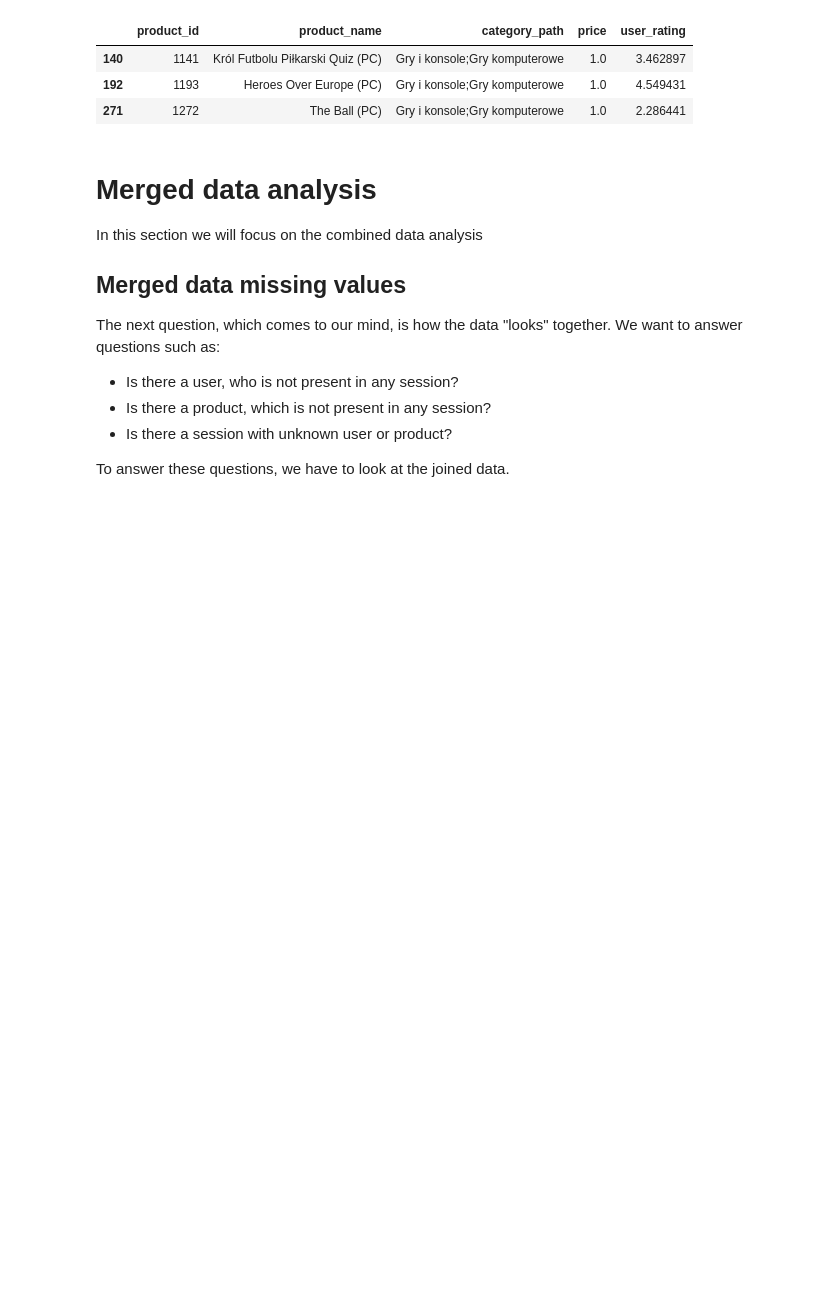
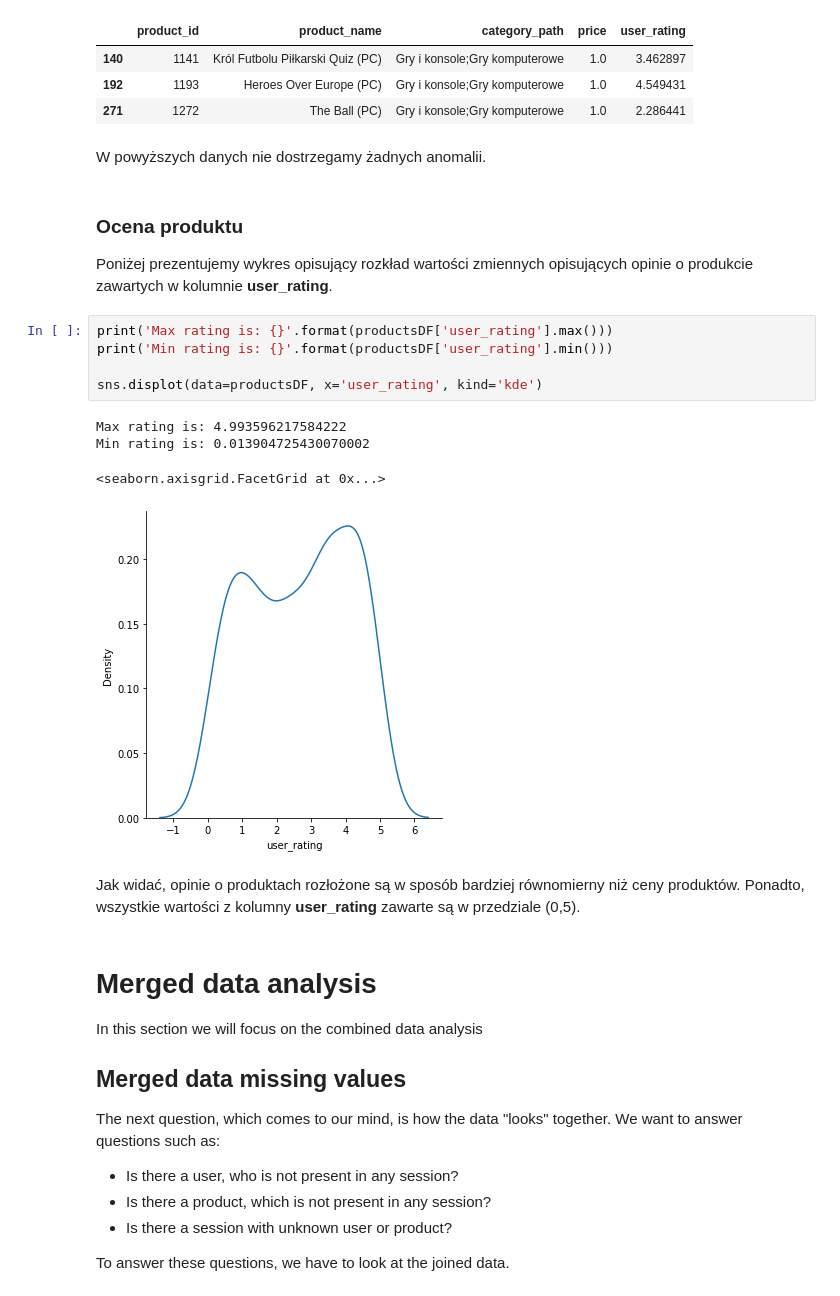
Before and after one commit to SwirtaB/IUM_Recommendation-system, a Jupyter notebook: notebooks/data_analysis.ipynb, the cells around one changed output. Cells and saved outputs as stored; diff of their text form; blank space fills up the shorter version.

```diff
--- a/notebooks/data_analysis.ipynb
+++ b/notebooks/data_analysis.ipynb
@@ -261,6 +307,24 @@ productsDF.loc[productsDF["price"] == productsDF["price"].min()]
 | 140 | 1141 | Król Futbolu Piłkarski Quiz (PC) | Gry i konsole;Gry komputerowe | 1.0 | 3.462897 |
 | 192 | 1193 | Heroes Over Europe (PC) | Gry i konsole;Gry komputerowe | 1.0 | 4.549431 |
 | 271 | 1272 | The Ball (PC) | Gry i konsole;Gry komputerowe | 1.0 | 2.286441 |
+# %% [markdown]
+W powyższych danych nie dostrzegamy żadnych anomalii.
+# %% [markdown]
+### Ocena produktu
+
+Poniżej prezentujemy wykres opisujący rozkład wartości zmiennych opisujących opinie o produkcie zawartych w kolumnie **user_rating**.
+# %%
+print('Max rating is: {}'.format(productsDF['user_rating'].max()))
+print('Min rating is: {}'.format(productsDF['user_rating'].min()))
+
+sns.displot(data=productsDF, x='user_rating', kind='kde')
+# %% [output]
+Max rating is: 4.993596217584222
+Min rating is: 0.013904725430070002
+<seaborn.axisgrid.FacetGrid at 0x...>
+[figure, added]
+# %% [markdown]
+Jak widać, opinie o produktach rozłożone są w sposób bardziej równomierny niż ceny produktów. Ponadto, wszystkie wartości z kolumny **user_rating** zawarte są w przedziale (0,5).
 # %% [markdown]
 # Merged data analysis
 
```
Also changed, not shown: parts of 44 cells of this notebook, 12 other files.
